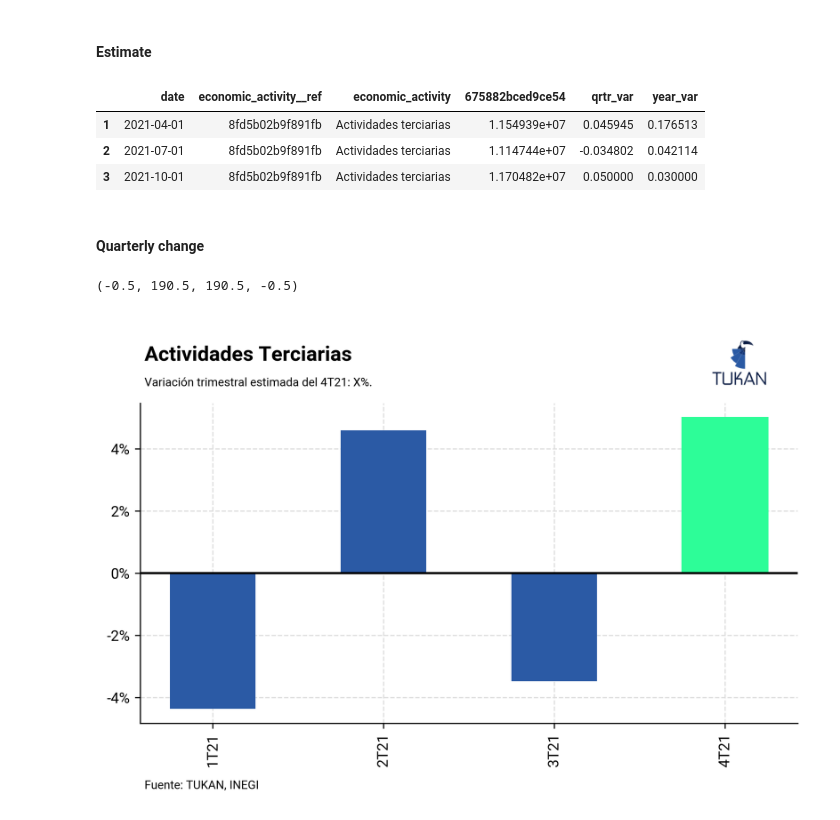
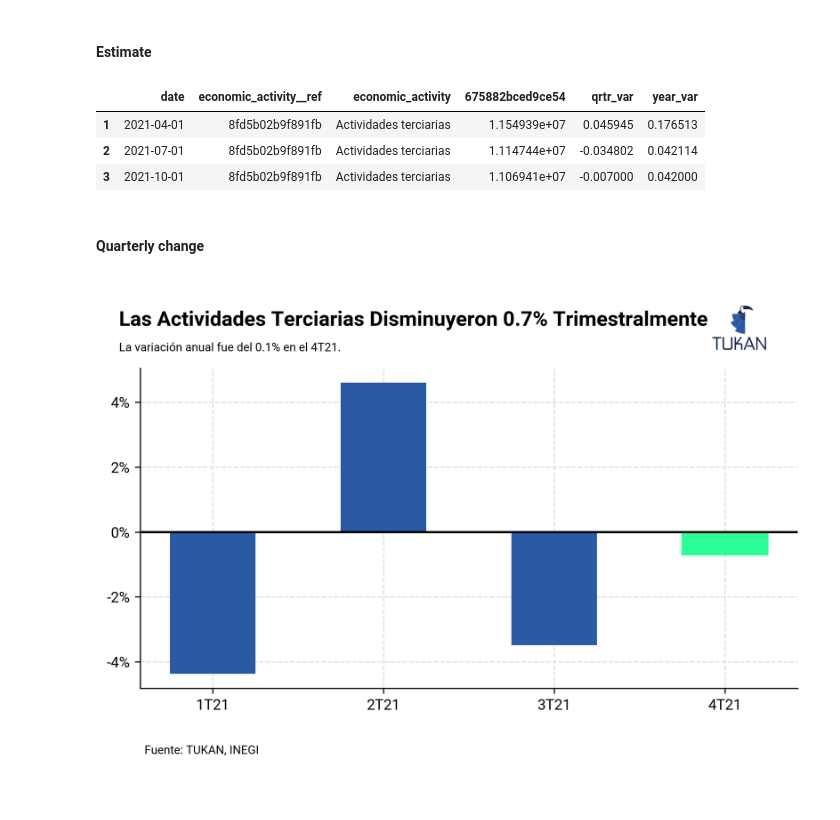
Before and after one commit to TukanMx/tukan_notebooks, a Jupyter notebook: social/social_media/pib/pib_template.ipynb, the cells around one changed output. Drawn from its saved outputs; the diff is of its cells as text; code cells hidden in the pictures.

```diff
--- a/social/social_media/pib/pib_template.ipynb
+++ b/social/social_media/pib/pib_template.ipynb
@@ -779,8 +779,8 @@ filtered_gdp_terciary.tail(3)
 #### Estimate
 # %%
 # Adding estimate
-eopib_qrtr_est = 0.05
-eopib_yrtr_est = 0.03
+eopib_qrtr_est = -0.007
+eopib_yrtr_est = 0.042
 
 gdp_estimate = {'date': datetime(2021, 10, 1), 'economic_activity__ref': '8fd5b02b9f891fb', 'economic_activity': 'Actividades terciarias', '675882bced9ce54':float(filtered_gdp_terciary['675882bced9ce54'].tail(1).values)*(1+eopib_qrtr_est),'qrtr_var':eopib_qrtr_est,'year_var':eopib_yrtr_est}
 
@@ -790,7 +790,7 @@ filtered_gdp_terciary.tail(3)
 |  | date | economic_activity__ref | economic_activity | 675882bced9ce54 | qrtr_var | year_var |
 | 1 | 2021-04-01 | 8fd5b02b9f891fb | Actividades terciarias | 1.154939e+07 | 0.045945 | 0.176513 |
 | 2 | 2021-07-01 | 8fd5b02b9f891fb | Actividades terciarias | 1.114744e+07 | -0.034802 | 0.042114 |
-| 3 | 2021-10-01 | 8fd5b02b9f891fb | Actividades terciarias | 1.170482e+07 | 0.050000 | 0.030000 |
+| 3 | 2021-10-01 | 8fd5b02b9f891fb | Actividades terciarias | 1.106941e+07 | -0.007000 | 0.042000 |
 # %% [markdown]
 #### Quarterly change
 # %%
@@ -806,7 +806,7 @@ barlist[-1].set_color('#2DFD98')
 plt.axhline(y=0, color='black', linestyle='-')
 
 xticks = ax.xaxis.set_ticks(ind )
-xticklabels = ax.xaxis.set_ticklabels([str(round(x.quarter)) + "T" + str(round(x.year - 2000,0)) for x in filtered_gdp_terciary["date"]], rotation = 90)
+xticklabels = ax.xaxis.set_ticklabels([str(round(x.quarter)) + "T" + str(round(x.year - 2000,0)) for x in filtered_gdp_terciary["date"]])
 
 
 ax.yaxis.set_major_formatter(ticker.StrMethodFormatter('{x:,.0%}'))
@@ -819,53 +819,52 @@ ax.grid(visible=True, which='minor', linestyle='--', zorder=3)
 # ax.set_ylim(0)
 
 fig.text(
-    0.13,
+    0.10,
     .98,
-    "Actividades Terciarias",
+    "Las Actividades Terciarias Disminuyeron 0.7% Trimestralmente",
     size=14,
     weight = "bold"
 )
 fig.text(
-    0.13,
+    0.10,
     0.92,
-    "Variación trimestral estimada del 4T21: X%.",
+    "La variación anual fue del 0.1% en el 4T21.",
     size=8
 )
 # Add footer
 fig.text(0.13, -0.03, "Fuente: TUKAN, INEGI", fontsize=8)
 
 # Save plot with TUKAN logo, transparent and white
 # plt.savefig(
 #     "plots/gdp_ter_bar_no_logo.svg",
 #     dpi=300,
 #     bbox_inches="tight",
 #     # facecolor="white",
 #     edgecolor="none",
 #     transparent=True,
 # )
 
 tukan_im = image.imread(module_path + "\\assets\\logo\\logo192.png")
 newax = fig.add_axes([0.72, .88, 0.16, 0.19], anchor="NE", zorder=1)
 newax.imshow(tukan_im)
 newax.axis("off")
 
-# plt.savefig(
-#     "plots/gdp_ter_bar_logo.png",
-#     dpi=300,
-#     bbox_inches="tight",
-#     # facecolor="white",
-#     edgecolor="none",
-#     transparent=True,
-# )
+plt.savefig(
+    "plots/gdp_ter_bar_logo.png",
+    dpi=300,
+    bbox_inches="tight",
+    # facecolor="white",
+    edgecolor="none",
+    transparent=True,
+)
 
-# plt.savefig(
-#     "plots/gdp_ter_bar_white_logo.png",
-#     dpi=300,
-#     bbox_inches="tight",
-#     facecolor="white",
-#     edgecolor="none",
-#     transparent=False,
-# )
+plt.savefig(
+    "plots/gdp_ter_bar_white_logo.png",
+    dpi=300,
+    bbox_inches="tight",
+    facecolor="white",
+    edgecolor="none",
+    transparent=False,
+)
 # %% [output]
-(-0.5, 190.5, 190.5, -0.5)
-[figure, old version]
+[figure, new version]
```
Also changed, not shown: parts of 11 cells of this notebook.
